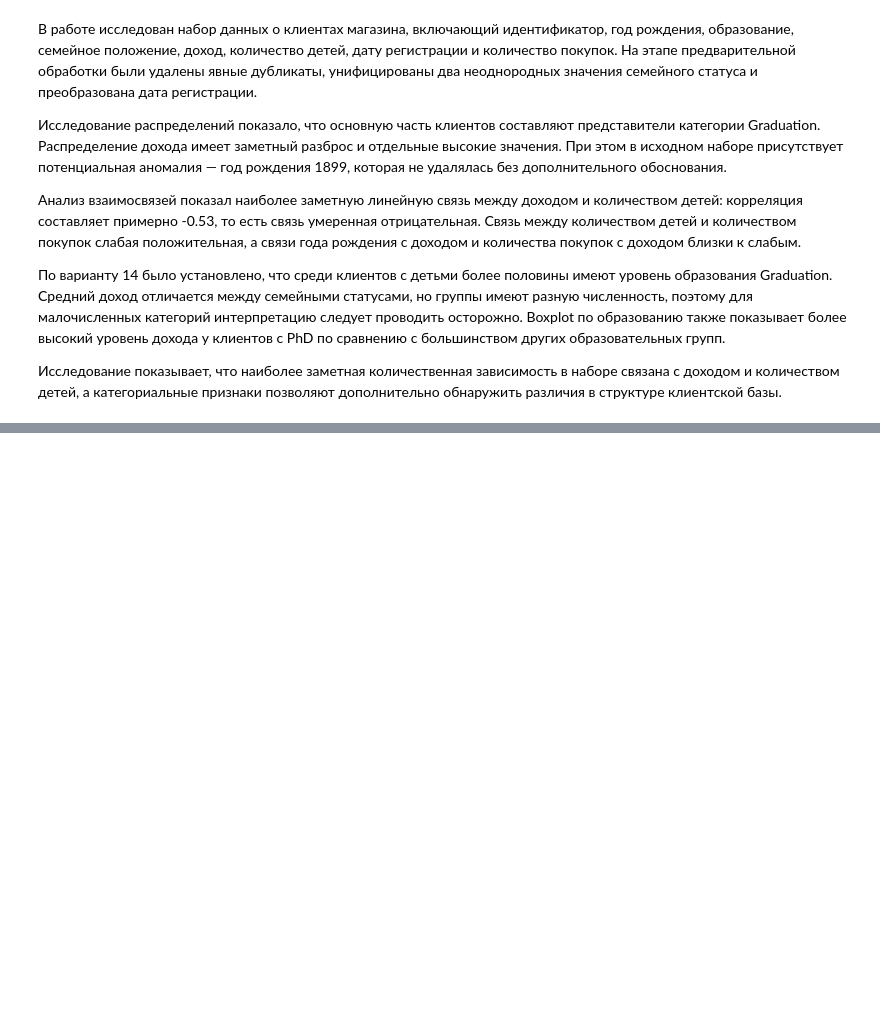
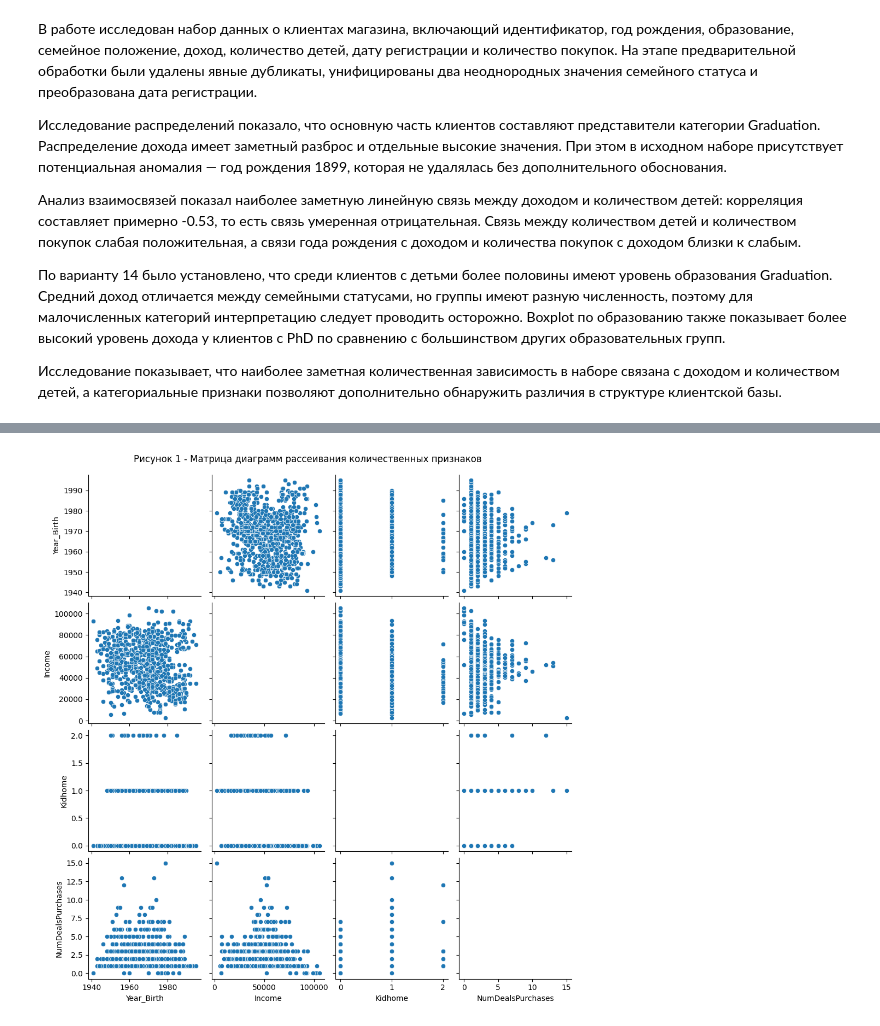
Before and after one commit to Lina3386/introduction_to_data_analysis, a Jupyter notebook: ЛР2_Макарова_14.ipynb, the cells around one changed output, grey strips where cells are left out. Cells and saved outputs as stored; diff of their text form; code cells hidden in the pictures; blank space fills up the shorter version.

```diff
--- a/ЛР2_Макарова_14.ipynb
+++ b/ЛР2_Макарова_14.ipynb
@@ -460,0 +549,10 @@ display(marital_summary.round(2))
+# %%
+import matplotlib.pyplot as plt
+import seaborn as sns
+numeric_cols = ["Year_Birth", "Income", "Kidhome", "NumDealsPurchases"]
+
+sns.pairplot(df[numeric_cols], diag_kind='dge')
+plt.suptitle('Рисунок 1 - Матрица диаграмм рассеивания количественных признаков', y=1.02)
+plt.show()
+# %% [output]
+[figure, added]
```
Also changed, not shown: parts of 30 cells of this notebook.
